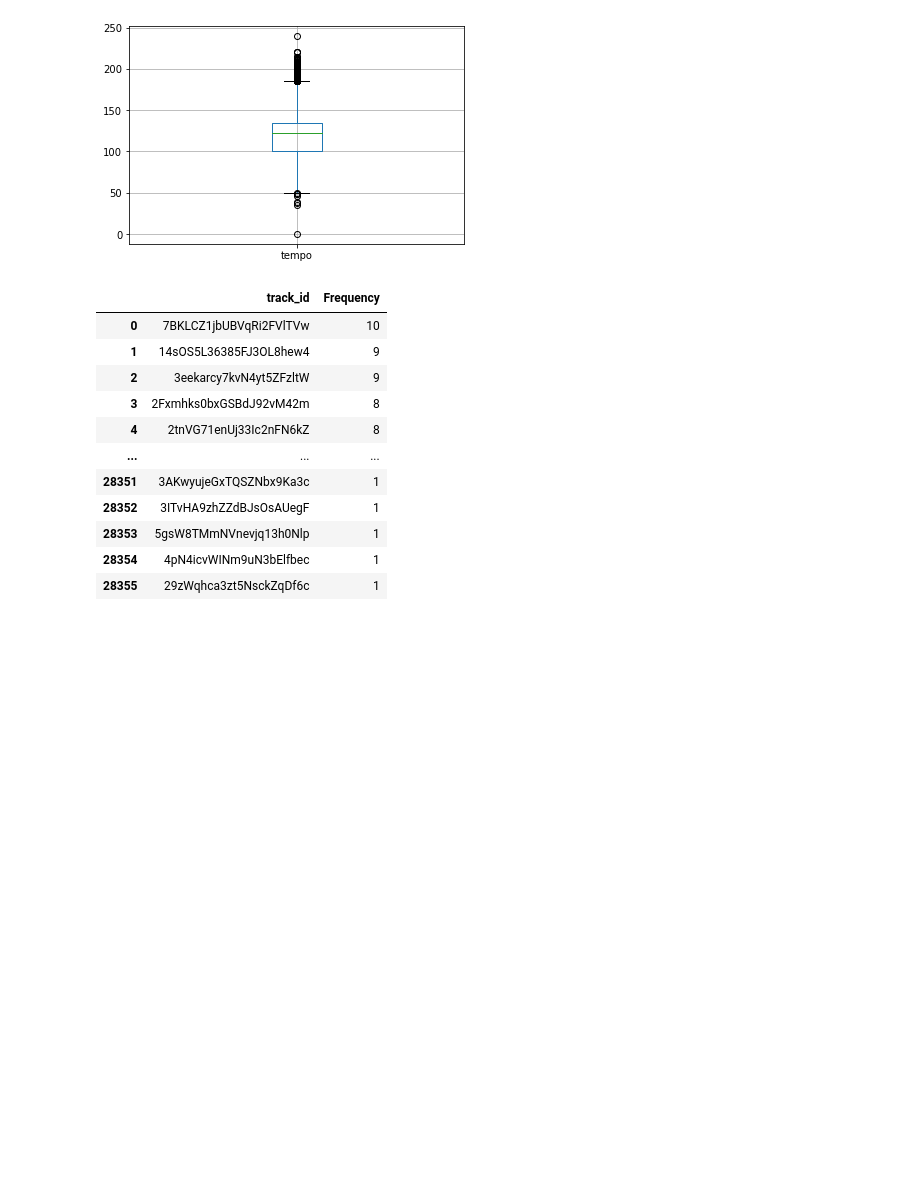
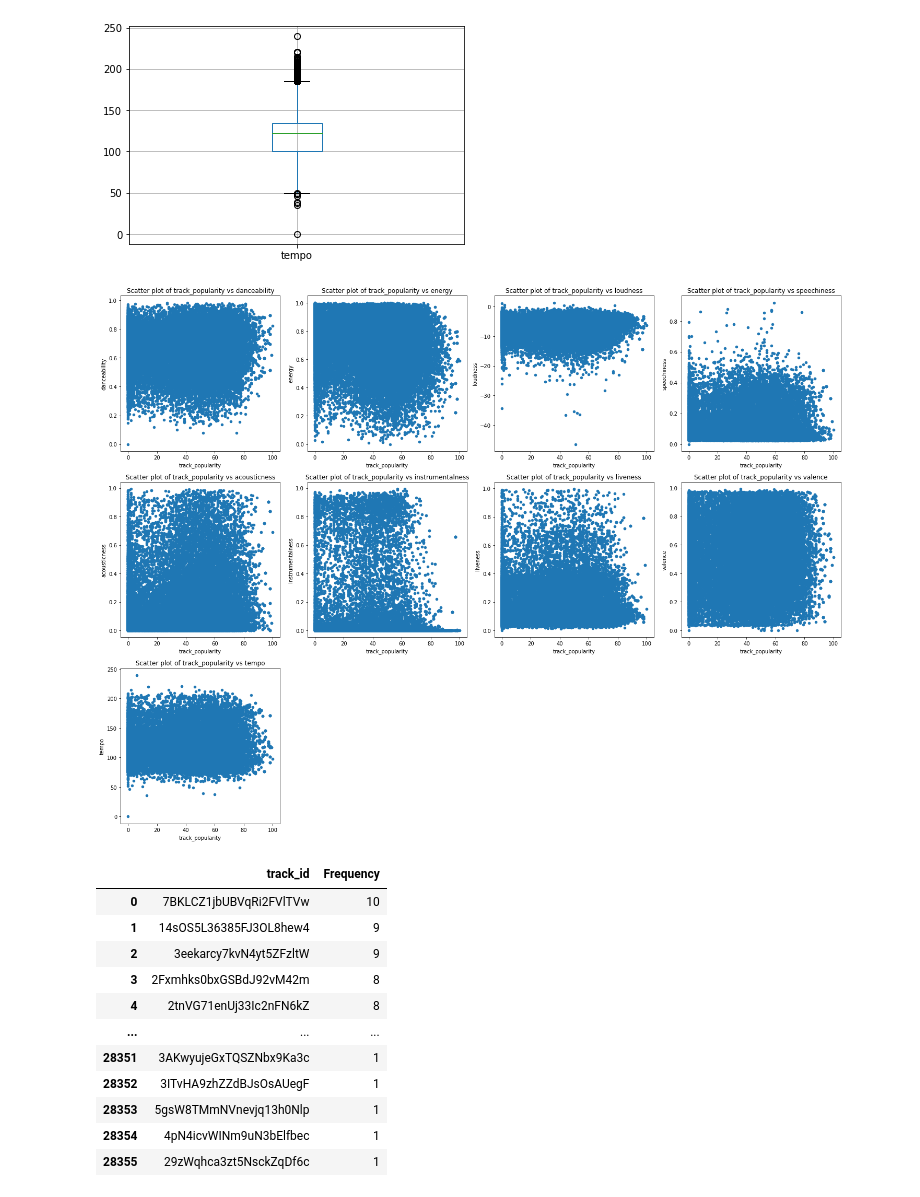
Before and after one commit to raxiou/Analyse_data_spotify, a Jupyter notebook: test.ipynb, the cells around one changed output. Saved outputs shown, nothing was run; the diff lists cells and outputs as text; code cells hidden in the pictures; blank space fills up the shorter version.

```diff
--- a/test.ipynb
+++ b/test.ipynb
@@ -52,6 +92,28 @@ for col in data.columns:
 [figure]
 [figure]
 [figure]
+# %%
+# Diagrammes de dispersion
+# faire un tableau de diagrammes de dispersion
+num_cols = data.select_dtypes(include=['float64']).columns
+num_plots = len(num_cols)
+ncols = 4
+nrows = (num_plots + ncols - 1) // ncols  # Calculate the number of rows needed
+
+fig, axes = plt.subplots(nrows=nrows, ncols=ncols, figsize=(5*ncols, 5*nrows))
+
+for ax, col in zip(axes.flatten(), num_cols):
+    data.plot(kind='scatter', x='track_popularity', y=col, ax=ax)
+    ax.set_title(f'Scatter plot of track_popularity vs {col}')
+
+# Remove any empty subplots
+for i in range(num_plots, nrows*ncols):
+    fig.delaxes(axes.flatten()[i])
+
+plt.tight_layout()
+plt.show()
+# %% [output]
+[figure, added]
 # %%
 # Tableau de fréquences des valeurs qualitatives
 freq_tables = {}
```
Also changed, not shown: parts of 3 cells of this notebook, 3 other files.
